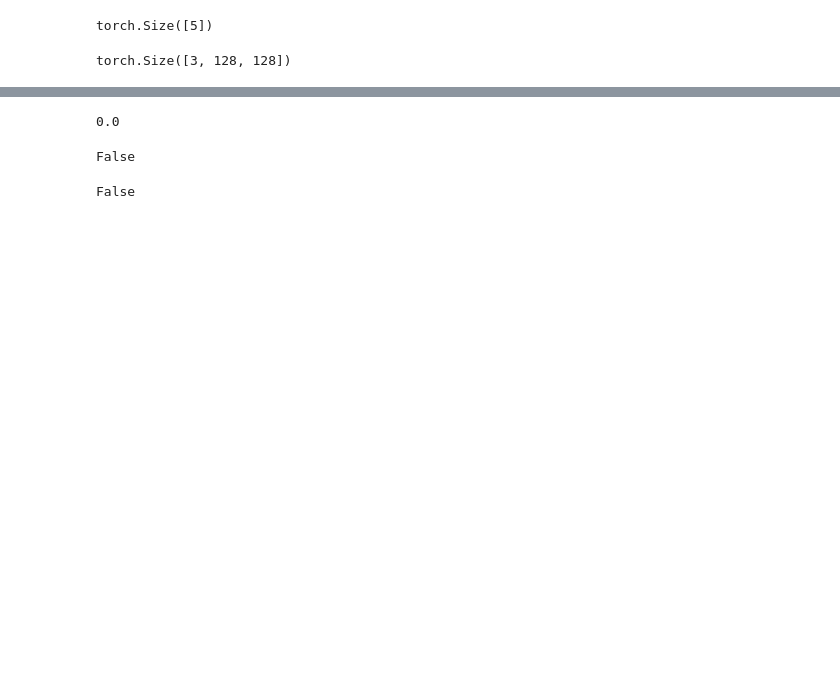
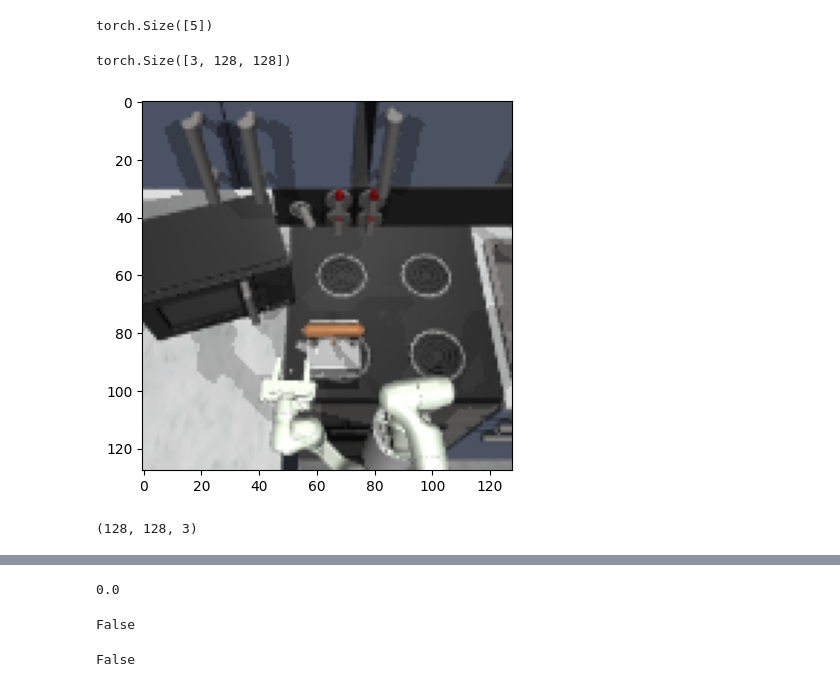
Before and after one commit to nRknpy/WorldModel2024-IntrinsicMotivation, a Jupyter notebook: src/debug.ipynb, the cells around one changed output, grey strips where cells are left out. Saved outputs shown, nothing was run; the diff lists cells and outputs as text; code cells hidden in the pictures; blank space fills up the shorter version.

```diff
--- a/src/debug.ipynb
+++ b/src/debug.ipynb
@@ -26,3 +28,17 @@ torch.Size([5])
 xhat.event_shape
 # %% [output]
 torch.Size([3, 128, 128])
+# %%
+from envs.franka_kitchen import FrankaKichenEnv
+import matplotlib.pyplot as plt
+import numpy as np
+
+env = FrankaKichenEnv(128, 2, 1000, 0)
+plt.imshow(env.reset())
+plt.show()
+# %% [output]
+[figure, added]
+# %%
+env.observation_space.shape
+# %% [output]
+(128, 128, 3)
```
Also changed, not shown: parts of 11 cells of this notebook, 10 other files.
